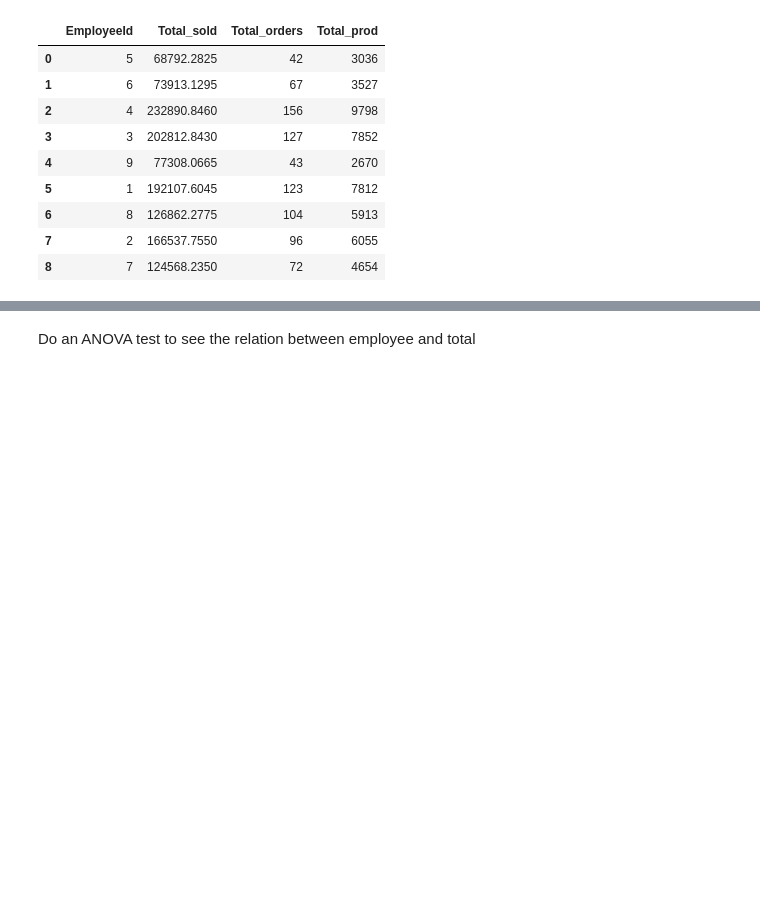
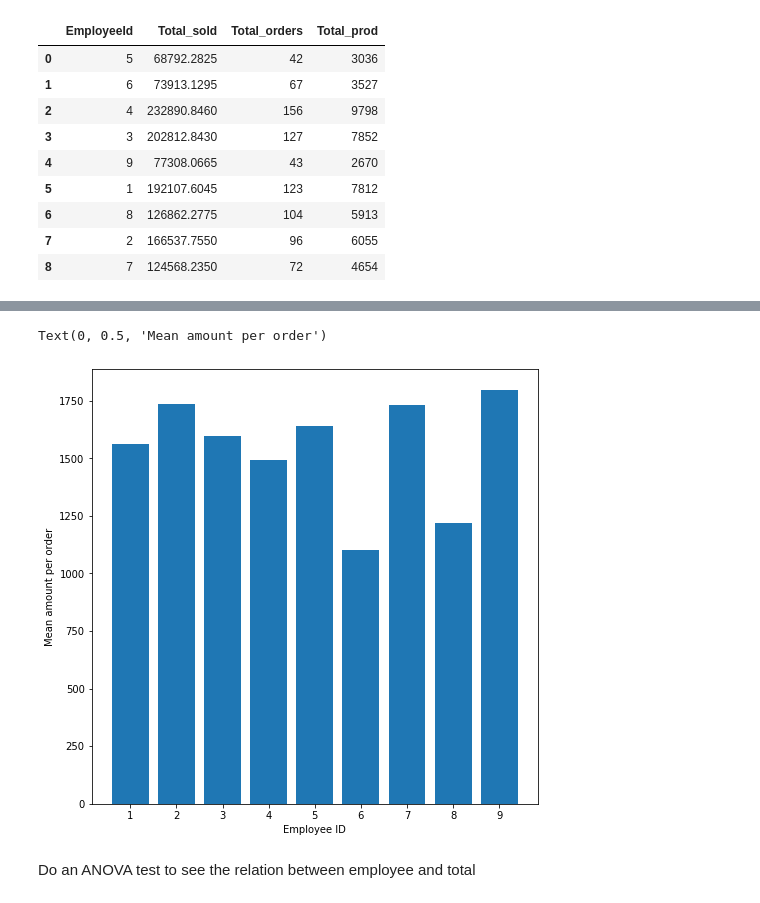
Before and after one commit to lraichik/dsc-mod-3-project-online-ds-ft-051319, a Jupyter notebook: Levi Raichik Mod 3 Project.ipynb, the cells around one changed output, grey strips where cells are left out. Cells and saved outputs as stored; diff of their text form; code cells hidden in the pictures; blank space fills up the shorter version.

```diff
--- a/Levi Raichik Mod 3 Project.ipynb
+++ b/Levi Raichik Mod 3 Project.ipynb
@@ -1263,3 +1273,12 @@ empdf2
+# %%
+empdf2.Mean_amount_per_order
+plt.figure(figsize=(8,8))
+plt.bar(x=np.arange(len(mpo)), height=mpo, tick_label=list(eid))
+plt.xlabel('Employee ID')
+plt.ylabel('Mean amount per order')
+# %% [output]
+Text(0, 0.5, 'Mean amount per order')
+[figure, added]
 # %% [markdown]
 Do an ANOVA test to see the relation between employee and total
 # %%
```
Also changed, not shown: parts of 7 cells of this notebook, 5 other files.
